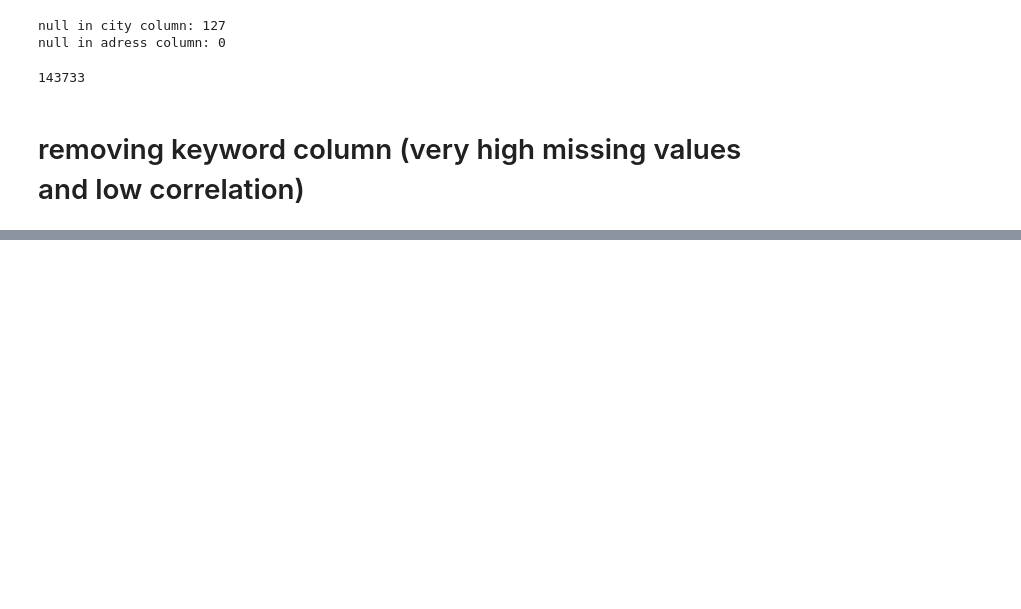
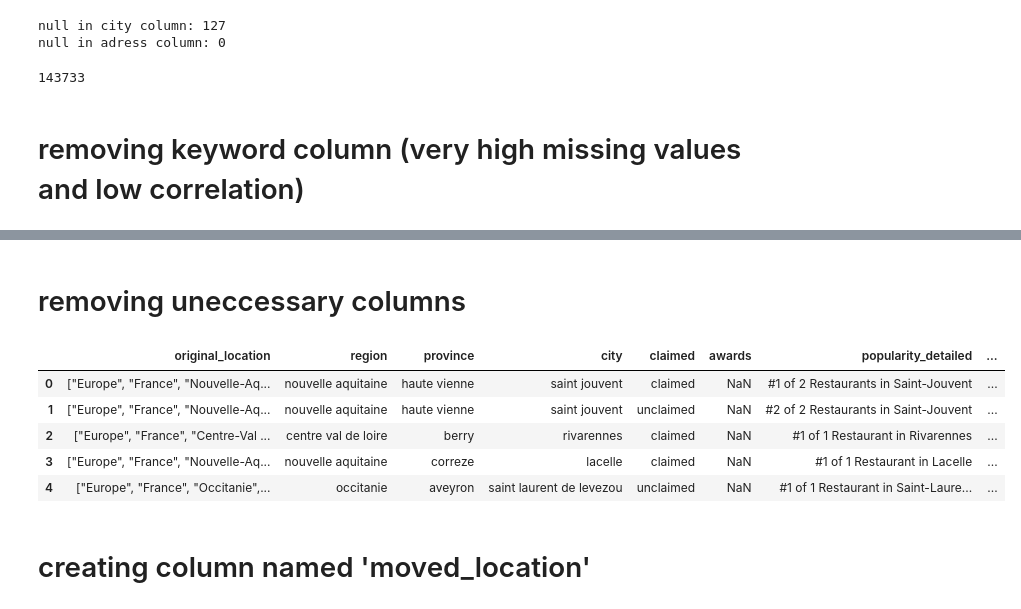
Before and after one commit to idoschw3/french_resturants, a Jupyter notebook: notebooks/01_data_preparation.ipynb, the cells around one changed output, grey strips where cells are left out. Drawn from its saved outputs; the diff is of its cells as text; code cells hidden in the pictures; blank space fills up the shorter version.

```diff
--- a/notebooks/01_data_preparation.ipynb
+++ b/notebooks/01_data_preparation.ipynb
@@ -455,3 +455,18 @@ df.head()
 | 2 | g10002858-d4586832 | Au Bout du Pont | ["Europe", "France", "Centre-Val ... | centre val de loire | berry | rivarennes | 2 rue des Dames, 36800 Rivarennes... | 46.635895 | ... |
 | 3 | g10002986-d3510044 | Le Relais de Naiade | ["Europe", "France", "Nouvelle-Aq... | nouvelle aquitaine | correze | lacelle | 9 avenue Porte de la Correze 1917... | 45.642610 | ... |
 | 4 | g10022428-d9767191 | Relais Du MontSeigne | ["Europe", "France", "Occitanie",... | occitanie | aveyron | saint laurent de levezou | route du Montseigne, 12620 Saint-... | 44.208860 | ... |
+# %% [markdown]
+# removing uneccessary columns
+# %%
+df, dropped_df = drop_and_save_columns(df, ['restaurant_link', 'restaurant_name', 'address', 'latitude', 'longitude'])
+# %%
+df.head()
+# %% [output]
+|  | original_location | region | province | city | claimed | awards | popularity_detailed | ... |
+| 0 | ["Europe", "France", "Nouvelle-Aq... | nouvelle aquitaine | haute vienne | saint jouvent | claimed | NaN | #1 of 2 Restaurants in Saint-Jouvent | ... |
+| 1 | ["Europe", "France", "Nouvelle-Aq... | nouvelle aquitaine | haute vienne | saint jouvent | unclaimed | NaN | #2 of 2 Restaurants in Saint-Jouvent | ... |
+| 2 | ["Europe", "France", "Centre-Val ... | centre val de loire | berry | rivarennes | claimed | NaN | #1 of 1 Restaurant in Rivarennes | ... |
+| 3 | ["Europe", "France", "Nouvelle-Aq... | nouvelle aquitaine | correze | lacelle | claimed | NaN | #1 of 1 Restaurant in Lacelle | ... |
+| 4 | ["Europe", "France", "Occitanie",... | occitanie | aveyron | saint laurent de levezou | unclaimed | NaN | #1 of 1 Restaurant in Saint-Laure... | ... |
+# %% [markdown]
+# creating column named 'moved_location'
```
Also changed, not shown: parts of 5 cells of this notebook.
